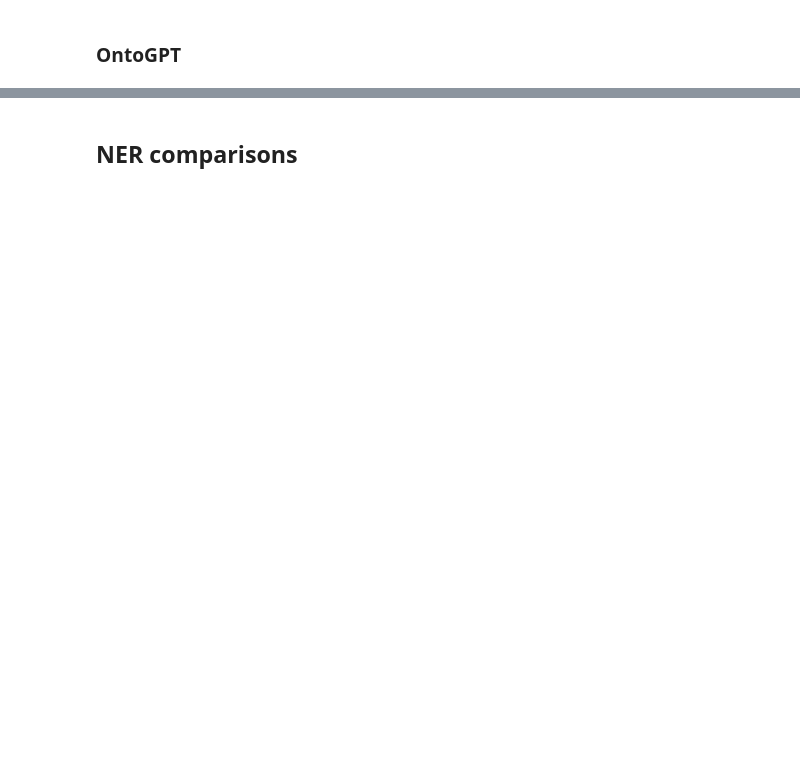
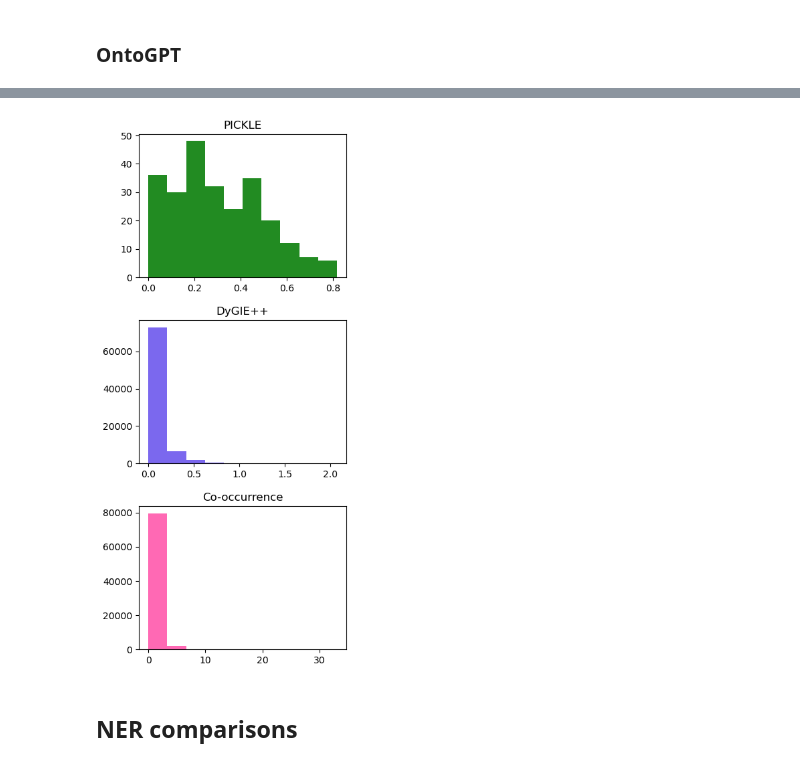
Before and after one commit to serenalotreck/literature-genes, a Jupyter notebook: notebooks/graph_quality_evaluation.ipynb, the cells around one changed output, grey strips where cells are left out. Drawn from its saved outputs; the diff is of its cells as text; code cells hidden in the pictures; blank space fills up the shorter version.

```diff
--- a/notebooks/graph_quality_evaluation.ipynb
+++ b/notebooks/graph_quality_evaluation.ipynb
@@ -192,2 +207,23 @@ The openIE graph has a relation to entity ratio of 1.32
+# %%
+per_doc_ratio_dict = {
+    'PICKLE': per_doc_ratios,
+    'DyGIE++': per_doc_ratios_dygiepp,
+    'Co-occurrence': per_doc_ratios_co_occurrence
+}
+# %%
+ratio_colors = {
+    'PICKLE': 'forestgreen',
+    'DyGIE++': 'mediumslateblue',
+    'Co-occurrence': 'hotpink'
+}
+# %%
+fig, axs = plt.subplots(3, 1, figsize=(4,10))
+
+for ax, method in zip(axs, per_doc_ratio_dict.keys()):
+    ax.hist(per_doc_ratio_dict[method].values(), color=ratio_colors[method])
+    ax.set_title(method)
+fig.subplots_adjust(hspace=0.3)
+# %% [output]
+[figure, added]
 # %% [markdown]
 ## NER comparisons
```
Also changed, not shown: parts of 6 cells of this notebook, 2 other files.
